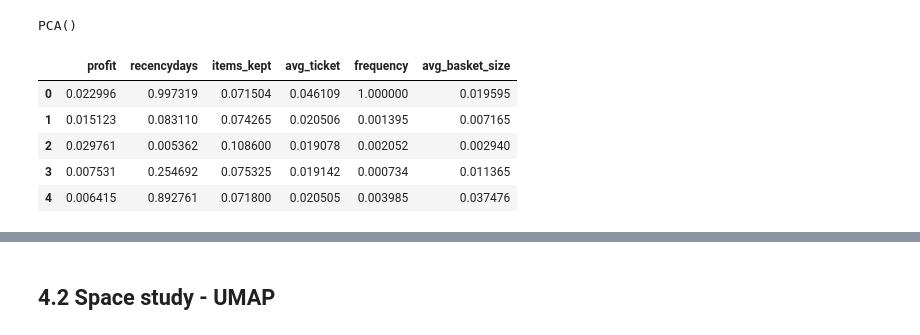
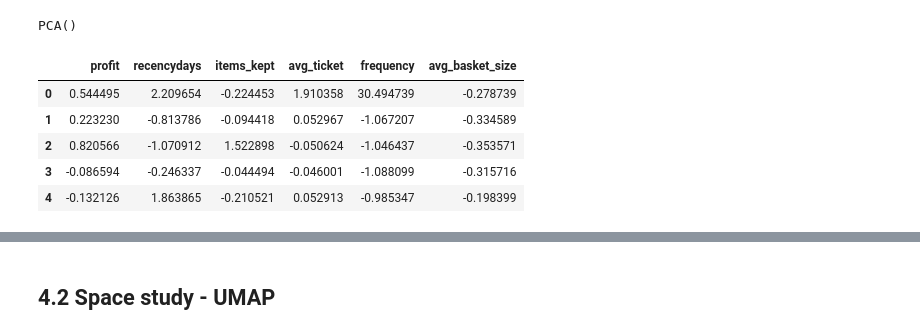
Before and after one commit to ViniciusKos/insiders_clustering, a Jupyter notebook: cluster_circle4.ipynb, the cells around one changed output, grey strips where cells are left out. Cells and saved outputs as stored; diff of their text form; code cells hidden in the pictures.

```diff
--- a/cluster_circle4.ipynb
+++ b/cluster_circle4.ipynb
@@ -726,18 +728,18 @@ PCA()
 # %%
 mms = MinMaxScaler()
 
 for i in df42.columns:
-    df42[i]=mms.fit_transform(df42[[i]])
+    df42[i]=StandardScaler().fit_transform(df42[[i]])
 
 X=df42.copy()
 X.head()
 # %% [output]
 |  | profit | recencydays | items_kept | avg_ticket | frequency | avg_basket_size |
-| 0 | 0.022996 | 0.997319 | 0.071504 | 0.046109 | 1.000000 | 0.019595 |
-| 1 | 0.015123 | 0.083110 | 0.074265 | 0.020506 | 0.001395 | 0.007165 |
-| 2 | 0.029761 | 0.005362 | 0.108600 | 0.019078 | 0.002052 | 0.002940 |
-| 3 | 0.007531 | 0.254692 | 0.075325 | 0.019142 | 0.000734 | 0.011365 |
-| 4 | 0.006415 | 0.892761 | 0.071800 | 0.020505 | 0.003985 | 0.037476 |
+| 0 | 0.544495 | 2.209654 | -0.224453 | 1.910358 | 30.494739 | -0.278739 |
+| 1 | 0.223230 | -0.813786 | -0.094418 | 0.052967 | -1.067207 | -0.334589 |
+| 2 | 0.820566 | -1.070912 | 1.522898 | -0.050624 | -1.046437 | -0.353571 |
+| 3 | -0.086594 | -0.246337 | -0.044494 | -0.046001 | -1.088099 | -0.315716 |
+| 4 | -0.132126 | 1.863865 | -0.210521 | 0.052913 | -0.985347 | -0.198399 |
 # %%
 
 pca = PCA(n_components=X.shape[1])
```
Also changed, not shown: parts of 43 cells of this notebook.
